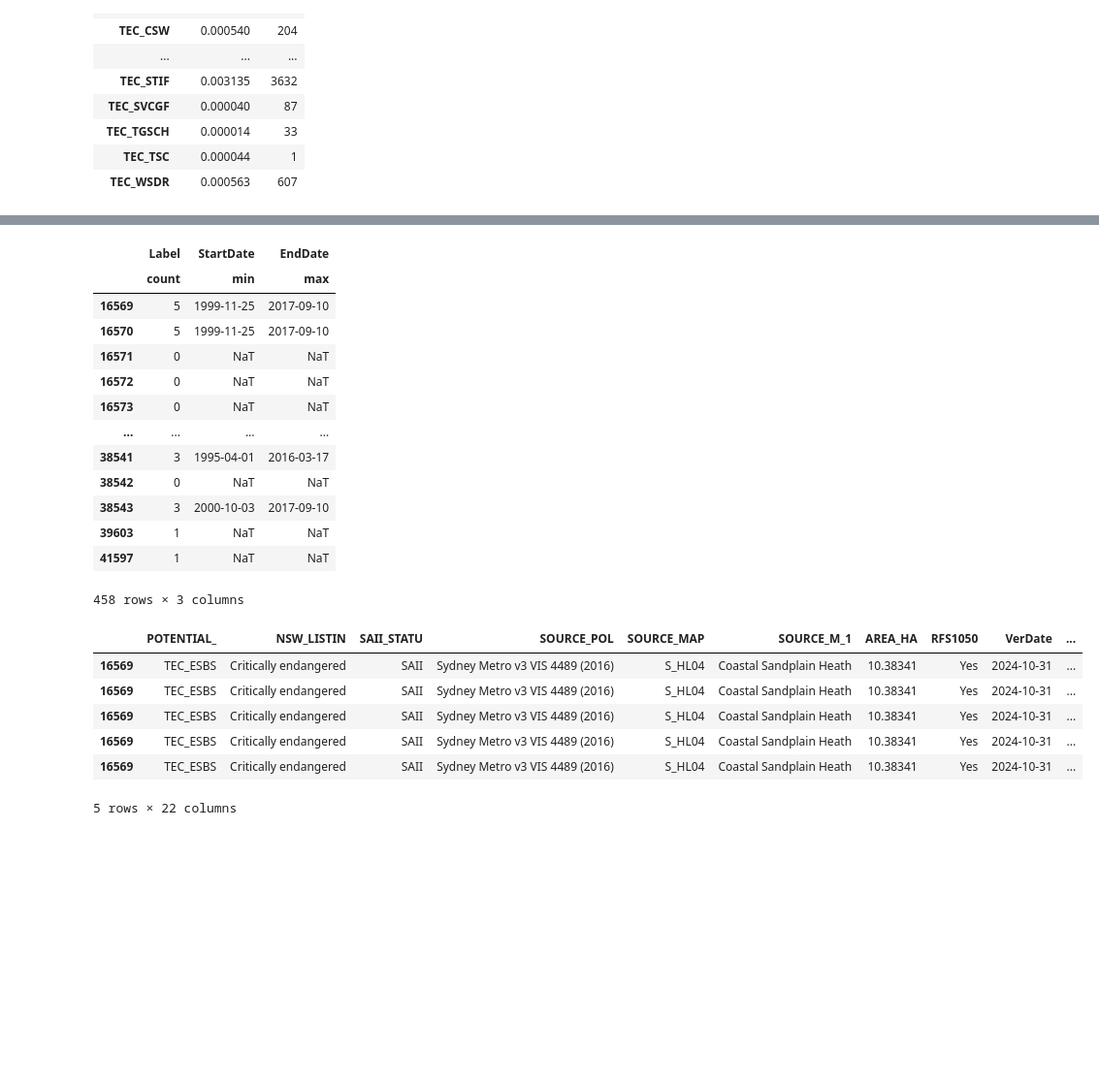
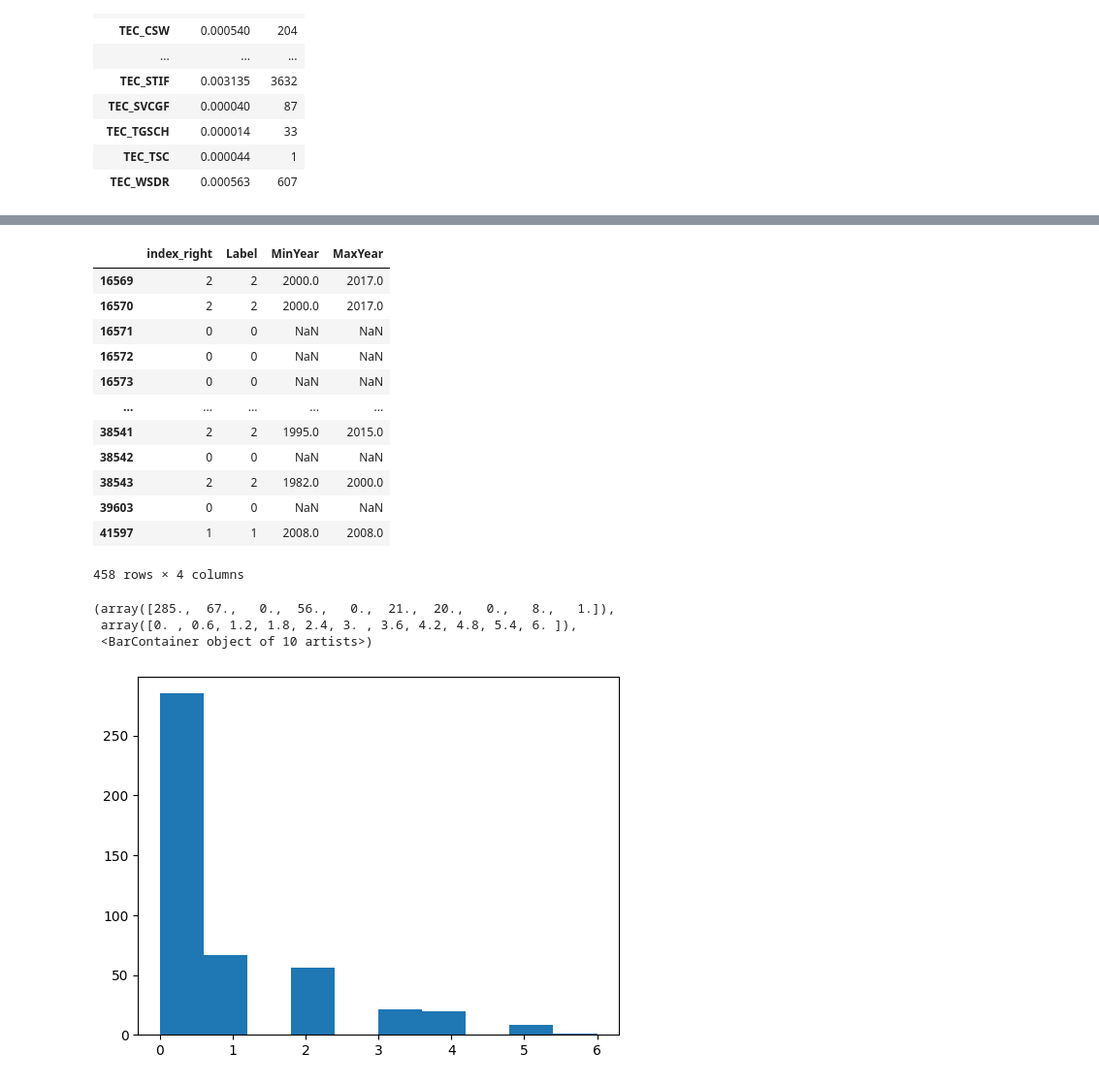
Before and after one commit to Ecosystem-Indicators-Workflows/Fire-history-NSW-workflow, a Jupyter notebook: NSW-Fire-banksias.ipynb, the cells around one changed output, grey strips where cells are left out. Shown at 97% size. Saved outputs shown, nothing was run; the diff lists cells and outputs as text; code cells hidden in the pictures; blank space fills up the shorter version.

Commit message:
query point data

```diff
--- a/NSW-Fire-banksias.ipynb
+++ b/NSW-Fire-banksias.ipynb
@@ -215,5 +232,5 @@ TECdist.groupby('POTENTIAL_').agg({'Shape_Area':{'count','sum'}})
 # %%
-fh_ESBS = gpd.sjoin(TECdist.loc[TECdist.POTENTIAL_=="TEC_ESBS"],
+fh_ESBS_01 = gpd.sjoin(gpd.GeoDataFrame(geometry=pts01, crs= TECdist.crs),
           firehistory,
           predicate='intersects',
                    how='left')
@@ -225,28 +237,41 @@ fh_ESBS.plot()
+# %%
+minyear =  list()
+maxyear =  list()
+for idx, row in fh_ESBS_01.iterrows():
+    if row.StartDate != row.StartDate:
+        if row.Label != row.Label:
+            minyear.append(None)
+        else:
+            minyear.append(int(re.findall(r'\d+', row.Label)[0]))
+    else:
+        minyear.append(row.StartDate.year)
+for idx, row in fh_ESBS_01.iterrows():
+    if row.EndDate != row.StartDate:
+        if row.Label != row.Label:
+            maxyear.append(None)
+        else:
+            maxyear.append(int(re.findall(r'\d+', row.Label)[0]))
+    else:
+        maxyear.append(row.EndDate.year)
+# %%
+fh_ESBS_01['MinYear'] = minyear
+fh_ESBS_01['MaxYear'] = maxyear
 # %%
-aggfuncs = {'index_right': list(), 'Label':'count', 'StartDate': 'min', 'EndDate': 'max'}
-fh_ESBS.groupby(level=0).agg(aggfuncs)
+aggfuncs = {'index_right': 'count', 'Label':'count', 'MinYear': 'min', 'MaxYear': 'max'}
+fh_agg_01 = fh_ESBS_01.groupby(level=0).agg(aggfuncs)
-# %% [output]
-|  | Label | StartDate | EndDate |
-|  | count | min | max |
-| 16569 | 5 | 1999-11-25 | 2017-09-10 |
-| 16570 | 5 | 1999-11-25 | 2017-09-10 |
-| 16571 | 0 | NaT | NaT |
-| 16572 | 0 | NaT | NaT |
-| 16573 | 0 | NaT | NaT |
-| ... | ... | ... | ... |
-| 38541 | 3 | 1995-04-01 | 2016-03-17 |
-| 38542 | 0 | NaT | NaT |
-| 38543 | 3 | 2000-10-03 | 2017-09-10 |
-| 39603 | 1 | NaT | NaT |
-| 41597 | 1 | NaT | NaT |
-458 rows × 3 columns
 # %%
-fh_ESBS.head()
+fh_agg_01
 # %% [output]
-|  | POTENTIAL_ | NSW_LISTIN | SAII_STATU | SOURCE_POL | SOURCE_MAP | SOURCE_M_1 | AREA_HA | RFS1050 | VerDate | ... |
-| 16569 | TEC_ESBS | Critically endangered | SAII | Sydney Metro v3 VIS 4489 (2016) | S_HL04 | Coastal Sandplain Heath | 10.38341 | Yes | 2024-10-31 | ... |
-| 16569 | TEC_ESBS | Critically endangered | SAII | Sydney Metro v3 VIS 4489 (2016) | S_HL04 | Coastal Sandplain Heath | 10.38341 | Yes | 2024-10-31 | ... |
-| 16569 | TEC_ESBS | Critically endangered | SAII | Sydney Metro v3 VIS 4489 (2016) | S_HL04 | Coastal Sandplain Heath | 10.38341 | Yes | 2024-10-31 | ... |
-| 16569 | TEC_ESBS | Critically endangered | SAII | Sydney Metro v3 VIS 4489 (2016) | S_HL04 | Coastal Sandplain Heath | 10.38341 | Yes | 2024-10-31 | ... |
-| 16569 | TEC_ESBS | Critically endangered | SAII | Sydney Metro v3 VIS 4489 (2016) | S_HL04 | Coastal Sandplain Heath | 10.38341 | Yes | 2024-10-31 | ... |
+|  | index_right | Label | MinYear | MaxYear |
+| 16569 | 2 | 2 | 2000.0 | 2017.0 |
+| 16570 | 2 | 2 | 2000.0 | 2017.0 |
+| 16571 | 0 | 0 | NaN | NaN |
+| 16572 | 0 | 0 | NaN | NaN |
+| 16573 | 0 | 0 | NaN | NaN |
+| ... | ... | ... | ... | ... |
+| 38541 | 2 | 2 | 1995.0 | 2015.0 |
+| 38542 | 0 | 0 | NaN | NaN |
+| 38543 | 2 | 2 | 1982.0 | 2000.0 |
+| 39603 | 0 | 0 | NaN | NaN |
+| 41597 | 1 | 1 | 2008.0 | 2008.0 |
-5 rows × 22 columns
+458 rows × 4 columns
@@ -252,0 +283,7 @@ fh_ESBS.head()
+# %%
+plt.hist(bins[:-1], bins, weights=counts)
+# %% [output]
+(array([285.,  67.,   0.,  56.,   0.,  21.,  20.,   0.,   8.,   1.]),
+ array([0. , 0.6, 1.2, 1.8, 2.4, 3. , 3.6, 4.2, 4.8, 5.4, 6. ]),
+ <BarContainer object of 10 artists>)
+[figure, added]
```
Also changed, not shown: parts of 11 cells of this notebook.
